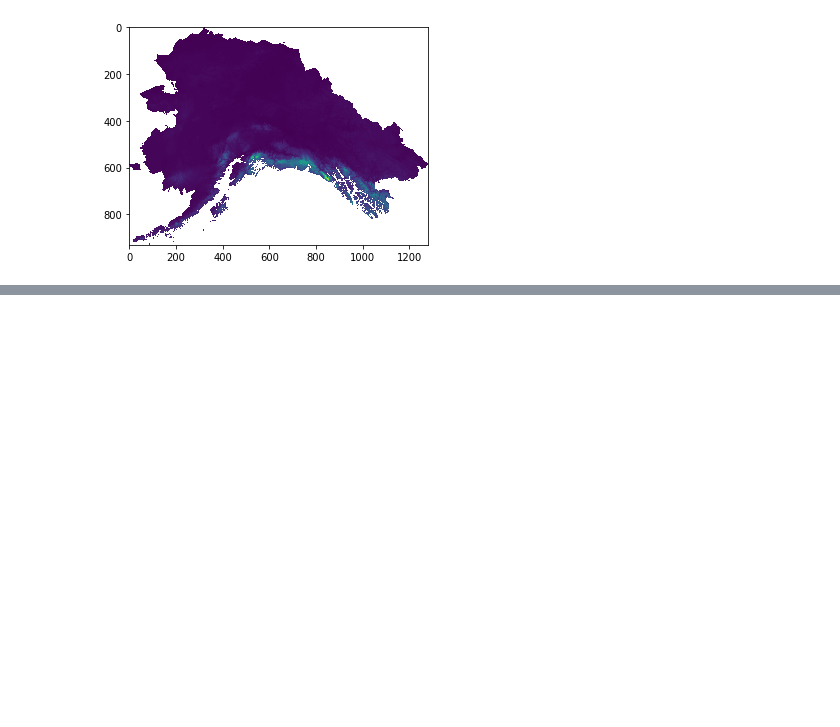
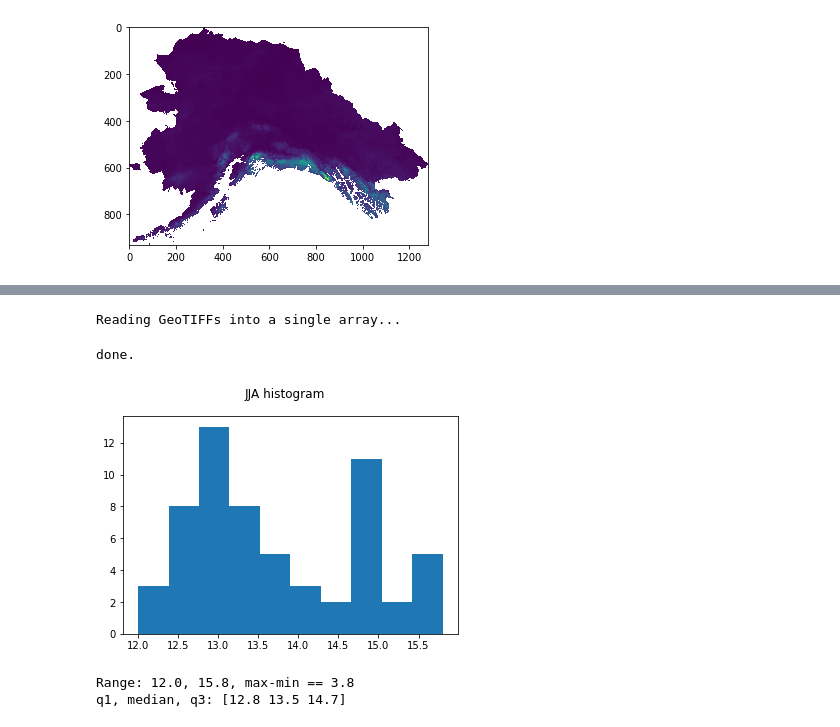
Before and after one commit to ua-snap/rasdaman-ingest, a Jupyter notebook: iem/tas_pr_2km/preprocess_historical.ipynb, the cells around one changed output, grey strips where cells are left out. Drawn from its saved outputs; the diff is of its cells as text; code cells hidden in the pictures; blank space fills up the shorter version.

```diff
--- a/iem/tas_pr_2km/preprocess_historical.ipynb
+++ b/iem/tas_pr_2km/preprocess_historical.ipynb
@@ -266,0 +356,8 @@ plot_sample_tif(pr_out_fps[0])
+# %%
+plot_season_histogram(data_dir_name, temp_fp, "JJA")
+# %% [output]
+Reading GeoTIFFs into a single array...
+done.
+[figure, added]
+Range: 12.0, 15.8, max-min == 3.8
+q1, median, q3: [12.8 13.5 14.7]
```
Also changed, not shown: parts of 7 cells of this notebook, 1 other file.
